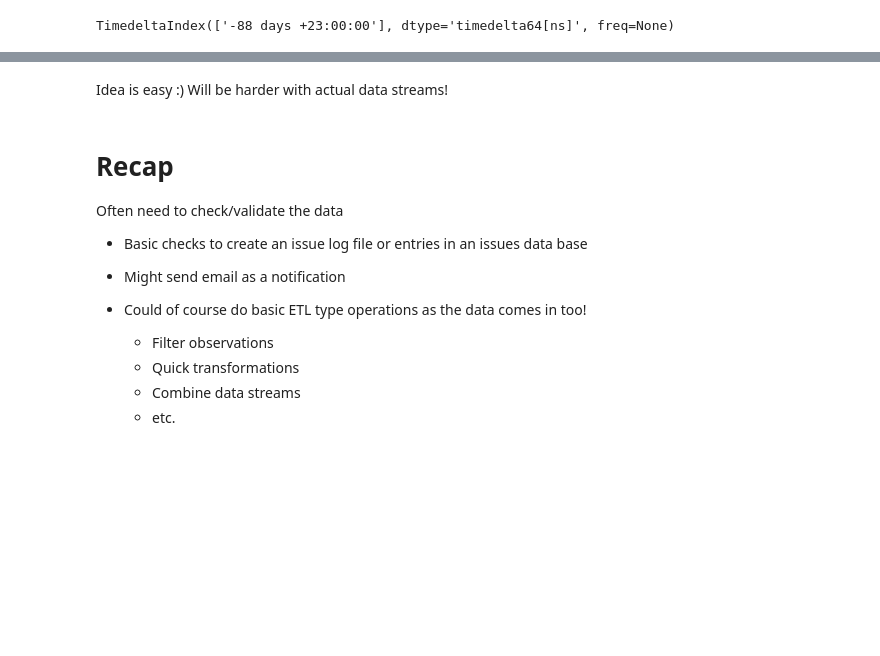
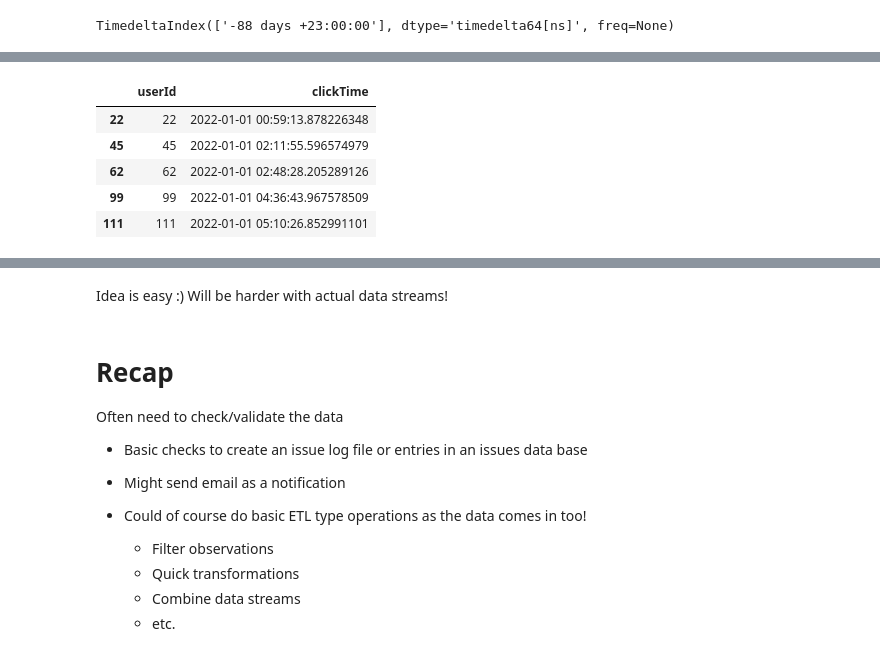
Before and after one commit to jbpost2/ST-554-Big-Data-with-Python, a Jupyter notebook: 02_Common_Streaming_Tasks.ipynb, the cells around one changed output, grey strips where cells are left out. Drawn from its saved outputs; the diff is of its cells as text; code cells hidden in the pictures; blank space fills up the shorter version.

```diff
--- a/02_Common_Streaming_Tasks.ipynb
+++ b/02_Common_Streaming_Tasks.ipynb
@@ -318,0 +352,13 @@ pd.merge(left = impressions, right = clicks, on = "adId", how = 'right')
+# %%
+clicks = impressions.iloc[np.random.randint(size = 30, low = 0, high = 499)].sort_index()
+#add a slightly positive time delta to get the clicktime
+clicks['clickTime'] = clicks.impressionTime + pd.to_timedelta(np.random.rand(30)/100, unit = "D")
+clicks.drop(columns = 'impressionTime', axis = 1, inplace = True)
+clicks.head()
+# %% [output]
+|  | userId | clickTime |
+| 22 | 22 | 2022-01-01 00:59:13.878226348 |
+| 45 | 45 | 2022-01-01 02:11:55.596574979 |
+| 62 | 62 | 2022-01-01 02:48:28.205289126 |
+| 99 | 99 | 2022-01-01 04:36:43.967578509 |
+| 111 | 111 | 2022-01-01 05:10:26.852991101 |
```
Also changed, not shown: parts of 60 cells of this notebook.
